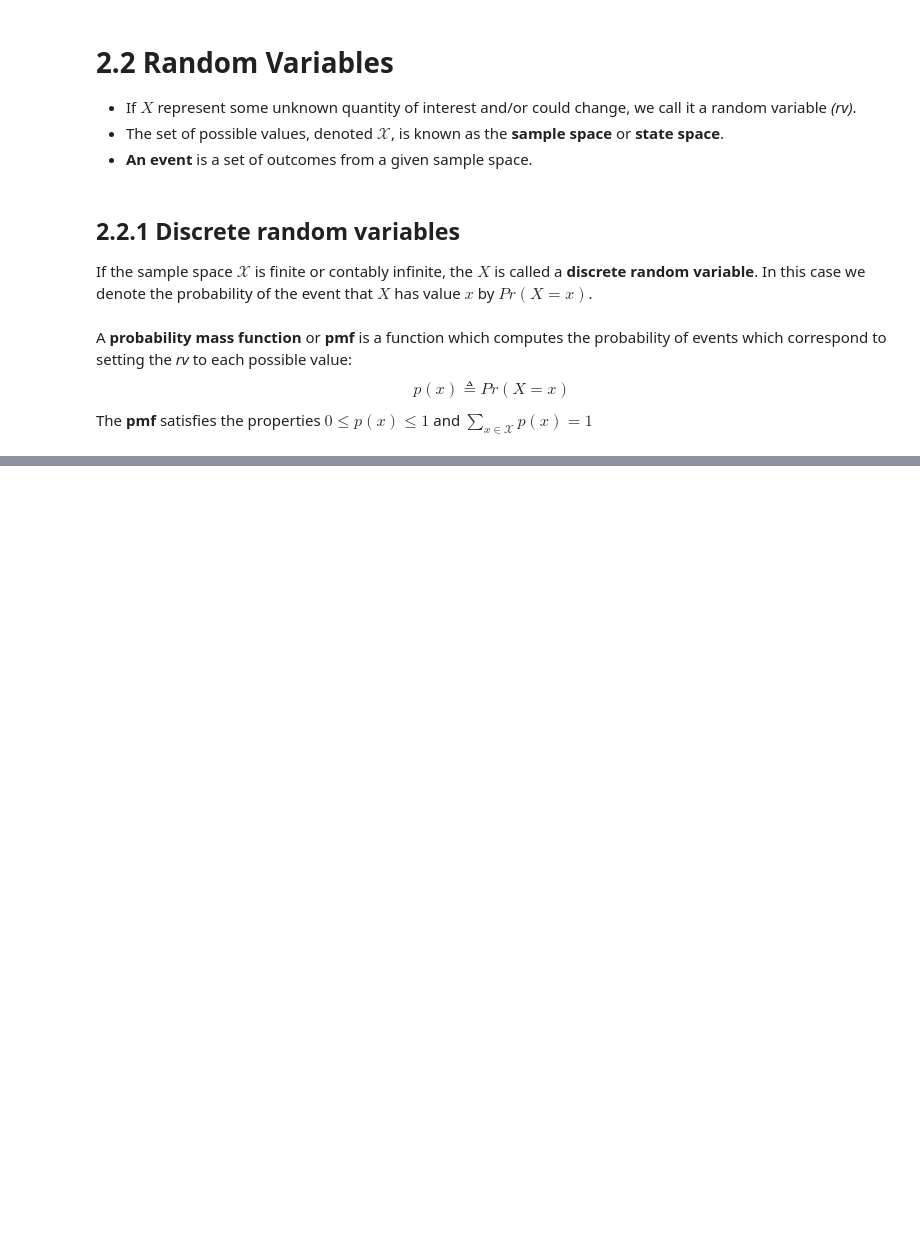
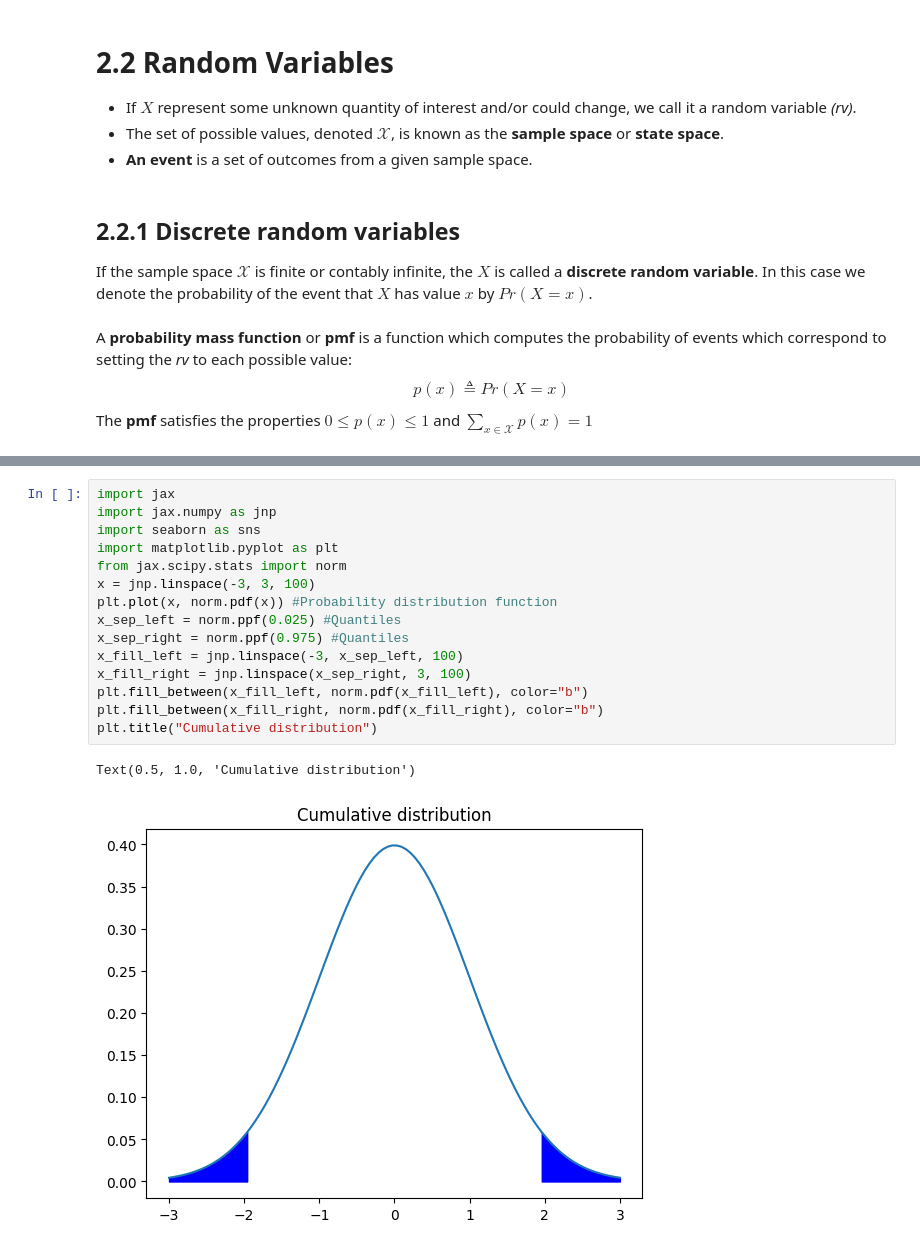
Before and after one commit to bwcastillo/apuntes_pl_ml, a Jupyter notebook: chapt02_2-RandomVariables.ipynb, the cells around one changed output, grey strips where cells are left out. Cells and saved outputs as stored; diff of their text form; blank space fills up the shorter version.

```diff
--- a/chapt02_2-RandomVariables.ipynb
+++ b/chapt02_2-RandomVariables.ipynb
@@ -37,0 +62,18 @@ Intuitively, this says the probability of $X$ being in a small interval around $
+# %%
+import jax
+import jax.numpy as jnp
+import seaborn as sns
+import matplotlib.pyplot as plt
+from jax.scipy.stats import norm
+x = jnp.linspace(-3, 3, 100)
+plt.plot(x, norm.pdf(x)) #Probability distribution function
+x_sep_left = norm.ppf(0.025) #Quantiles
+x_sep_right = norm.ppf(0.975) #Quantiles
+x_fill_left = jnp.linspace(-3, x_sep_left, 100)
+x_fill_right = jnp.linspace(x_sep_right, 3, 100)
+plt.fill_between(x_fill_left, norm.pdf(x_fill_left), color="b")
+plt.fill_between(x_fill_right, norm.pdf(x_fill_right), color="b")
+plt.title("Cumulative distribution")
+# %% [output]
+Text(0.5, 1.0, 'Cumulative distribution')
+[figure, added]
```
Also changed, not shown: parts of 6 cells of this notebook, 1 other file.
